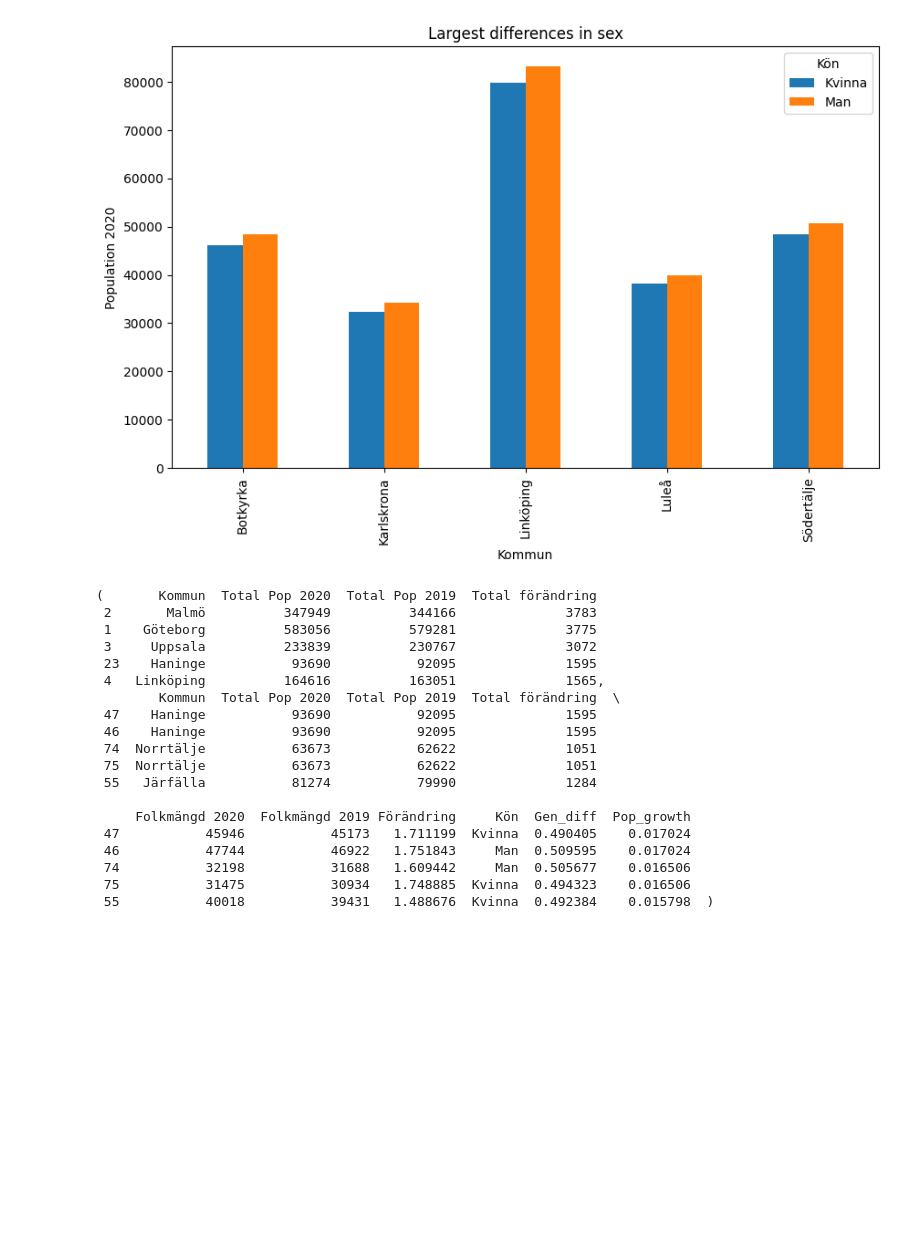
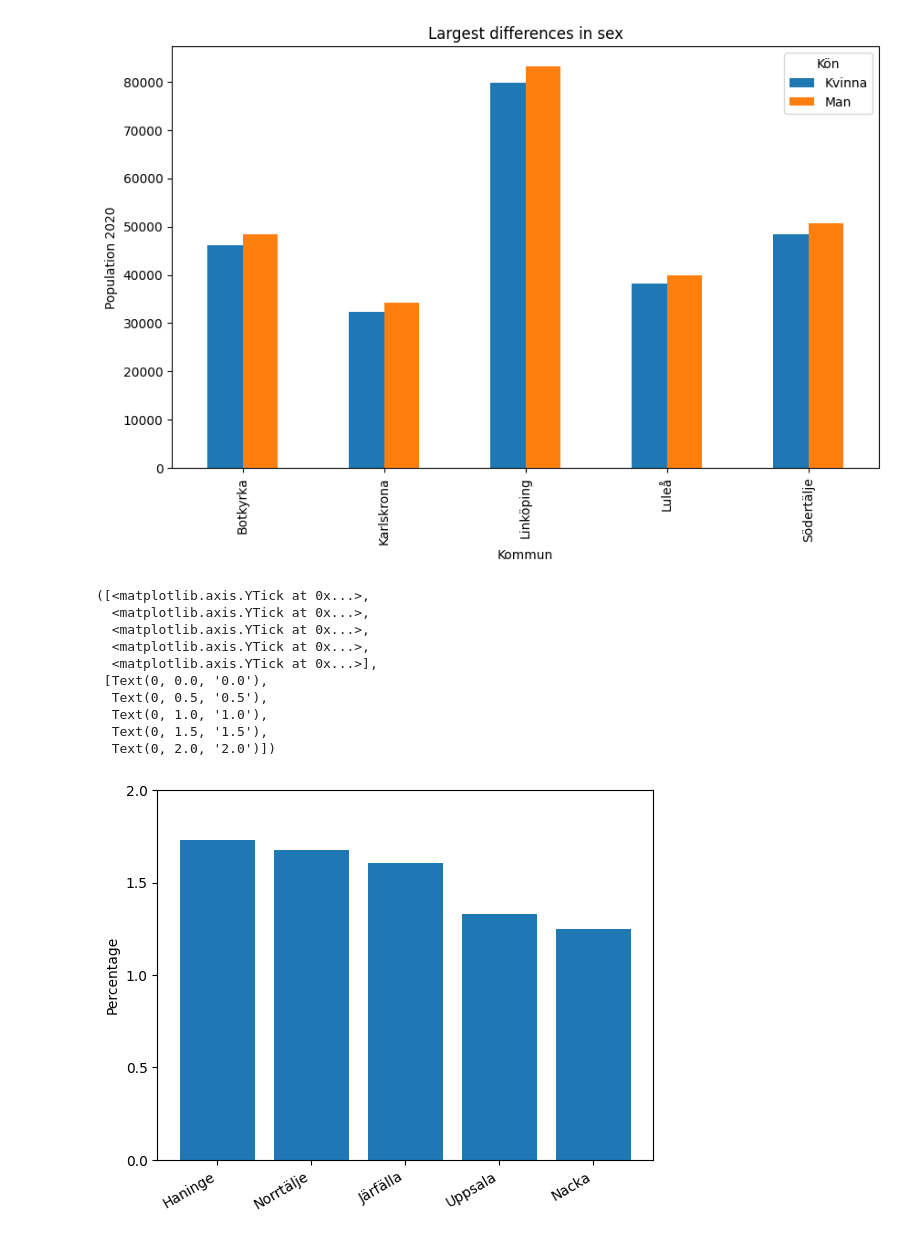
Before and after one commit to danlundh67/Python-Dan-Lund-OPA23, a Jupyter notebook: exercises/1_panda.ipynb, the cells around one changed output. Cells and saved outputs as stored; diff of their text form; code cells hidden in the pictures; blank space fills up the shorter version.

```diff
--- a/exercises/1_panda.ipynb
+++ b/exercises/1_panda.ipynb
@@ -420,32 +420,33 @@ plt.show()
 # Largest population growth
 
 def pop_growth(row):
-    z = row['Total förändring']/row['Total Pop 2020']
+    z = (row['Total Pop 2020']/row['Total Pop 2019'] -1)*100
     return z
 
-df_plot["Pop_growth"]=df_plot.apply(pop_growth, axis=1)
+df_total["Pop_growth"]=df_total.apply(pop_growth, axis=1)
 
-growing=df_total.sort_values(by="Total förändring", ascending=False)[:5]
-grow2=df_plot.sort_values(by="Pop_growth", ascending=False)[:5]
+#growing=df_total.sort_values(by="Total förändring", ascending=False)[:5]
+#grow2=df_plot.sort_values(by="Pop_growth", ascending=False)[:5]
+
+growers=df_total.sort_values(by="Pop_growth", ascending=False)[:5]
+decreasers=df_total.sort_values(by="Pop_growth", ascending=True)[:5]
-# %%
-growing, grow2
-# %% [output]
-(       Kommun  Total Pop 2020  Total Pop 2019  Total förändring
- 2       Malmö          347949          344166              3783
- 1    Göteborg          583056          579281              3775
- 3     Uppsala          233839          230767              3072
- 23    Haninge           93690           92095              1595
- 4   Linköping          164616          163051              1565,
-        Kommun  Total Pop 2020  Total Pop 2019  Total förändring  \
- 47    Haninge           93690           92095              1595
- 46    Haninge           93690           92095              1595
- 74  Norrtälje           63673           62622              1051
- 75  Norrtälje           63673           62622              1051
- 55   Järfälla           81274           79990              1284
-
-     Folkmängd 2020  Folkmängd 2019 Förändring     Kön  Gen_diff  Pop_growth
- 47           45946           45173   1.711199  Kvinna  0.490405    0.017024
- 46           47744           46922   1.751843     Man  0.509595    0.017024
- 74           32198           31688   1.609442     Man  0.505677    0.016506
- 75           31475           30934   1.748885  Kvinna  0.494323    0.016506
- 55           40018           39431   1.488676  Kvinna  0.492384    0.015798  )
+# %%
+growers
+
+
+plt.bar(growers["Kommun"],growers["Pop_growth"])
+plt.xticks(rotation=30, ha='right')
+plt.ylabel('Percentage')
+plt.yticks([0, 0.5, 1, 1.5, 2])
+# %% [output]
+([<matplotlib.axis.YTick at 0x...>,
+  <matplotlib.axis.YTick at 0x...>,
+  <matplotlib.axis.YTick at 0x...>,
+  <matplotlib.axis.YTick at 0x...>,
+  <matplotlib.axis.YTick at 0x...>],
+ [Text(0, 0.0, '0.0'),
+  Text(0, 0.5, '0.5'),
+  Text(0, 1.0, '1.0'),
+  Text(0, 1.5, '1.5'),
+  Text(0, 2.0, '2.0')])
+[figure, added]
```
Also changed, not shown: parts of 1 cell of this notebook.
